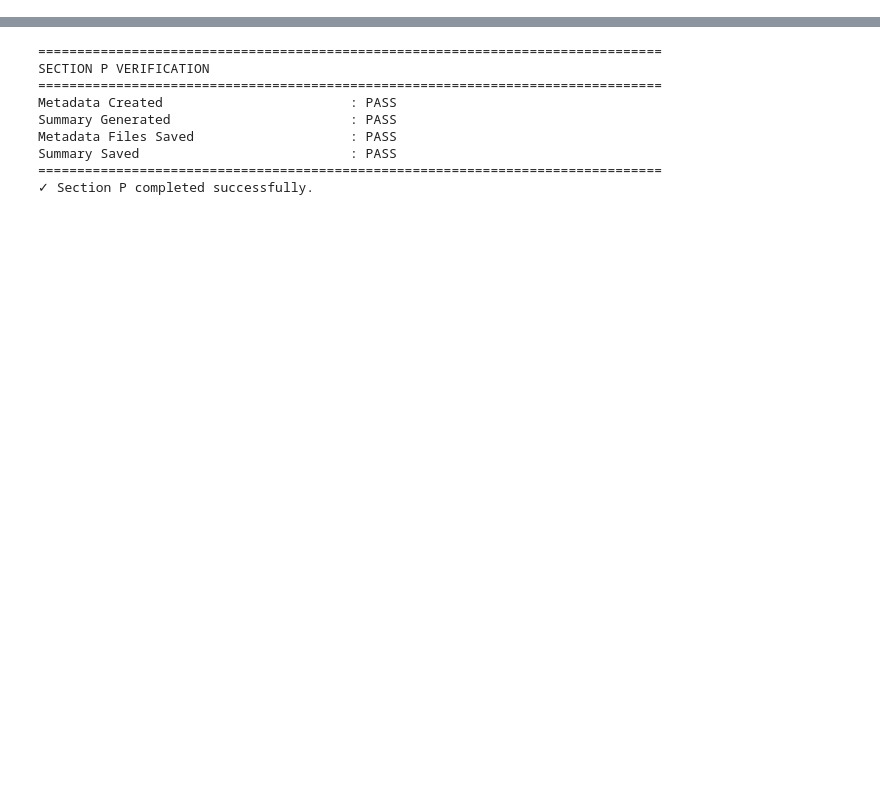
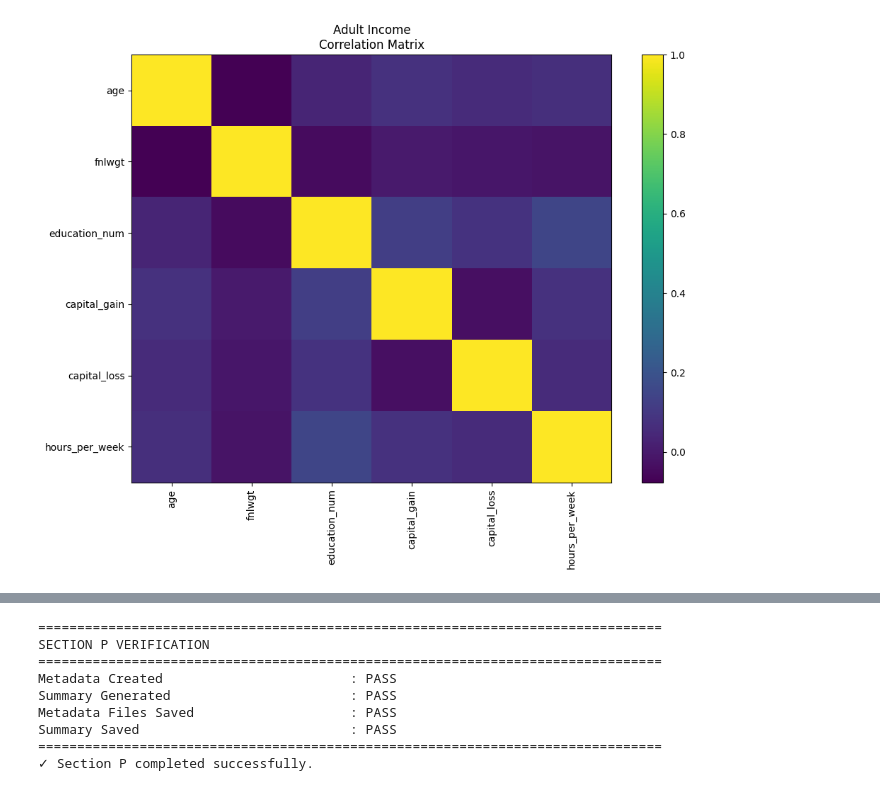
Before and after one commit to amzad-786githumb/Privacy-Preserving-Synthetic-Tabular-Data-Generation-Using-Generative-Adversarial-Networks, a Jupyter notebook: 02_Data_Preprocessing.ipynb, the cells around one changed output, grey strips where cells are left out. Drawn from its saved outputs; the diff is of its cells as text; code cells hidden in the pictures; blank space fills up the shorter version.

```diff
--- a/02_Data_Preprocessing.ipynb
+++ b/02_Data_Preprocessing.ipynb
@@ -5727,0 +2737,81 @@ diabetes_130us      Rows: 101766  Columns: 48
+# %%
+# ============================================================
+# G6. Correlation Analysis
+# ============================================================
+
+from pathlib import Path
+import matplotlib.pyplot as plt
+
+print("=" * 80)
+print("CORRELATION ANALYSIS")
+print("=" * 80)
+
+CORRELATION_MATRICES = {}
+
+figure_dir = Path(PATHS["results"]) / "figures"
+figure_dir.mkdir(parents=True, exist_ok=True)
+
+for dataset_id, df in RAW_DATASETS.items():
+
+    dataset_name = DATASETS[dataset_id]["name"]
+
+    numeric_df = df.select_dtypes(include=["number"])
+
+    if numeric_df.shape[1] < 2:
+
+        print(f"{dataset_name}: Not enough numerical features.")
+        continue
+
+    correlation = numeric_df.corr()
+
+    CORRELATION_MATRICES[dataset_id] = correlation
+
+    print(f"\n{dataset_name}")
+    print("-" * 80)
+
+    display(correlation.round(3))
+
+    plt.figure(figsize=(10, 8))
+
+    plt.imshow(
+        correlation,
+        interpolation="nearest",
+        aspect="auto"
+    )
+
+    plt.colorbar()
+
+    plt.xticks(
+        range(len(correlation.columns)),
+        correlation.columns,
+        rotation=90
+    )
+
+    plt.yticks(
+        range(len(correlation.columns)),
+        correlation.columns
+    )
+
+    plt.title(f"{dataset_name}\nCorrelation Matrix")
+
+    plt.tight_layout()
+
+    figure_path = (
+        figure_dir /
+        f"{dataset_id}_correlation_matrix.png"
+    )
+
+    plt.savefig(
+        figure_path,
+        dpi=300,
+        bbox_inches="tight"
+    )
+
+    plt.show()
+
+    print(f"Figure saved : {figure_path.name}")
+
+print("=" * 80)
+print("Correlation analysis completed.")
+print("=" * 80)
+# %% [output]
@@ -5727,0 +2831 @@ diabetes_130us      Rows: 101766  Columns: 48
+[figure, added]
```
Also changed, not shown: parts of 334 cells of this notebook.
